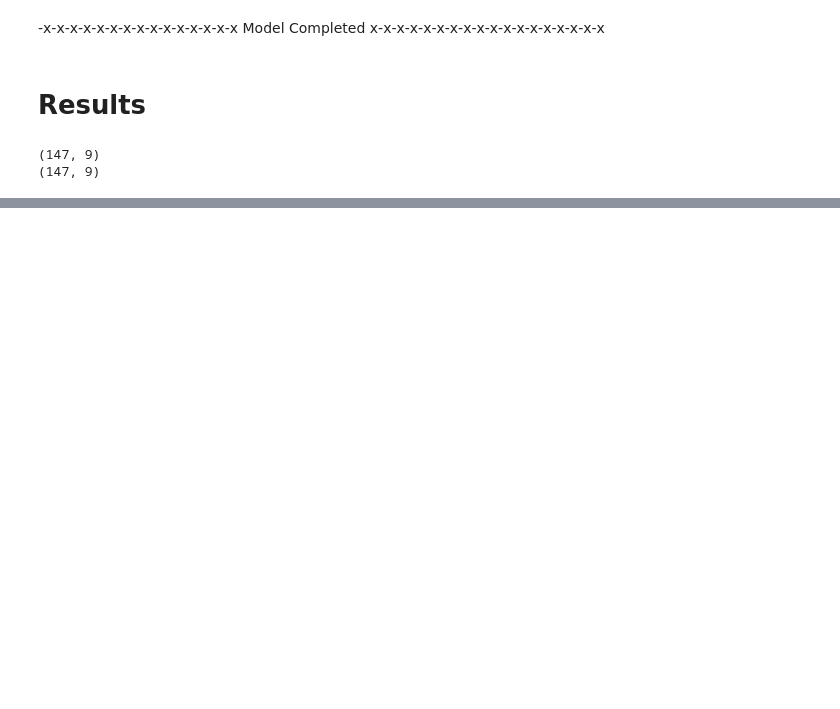
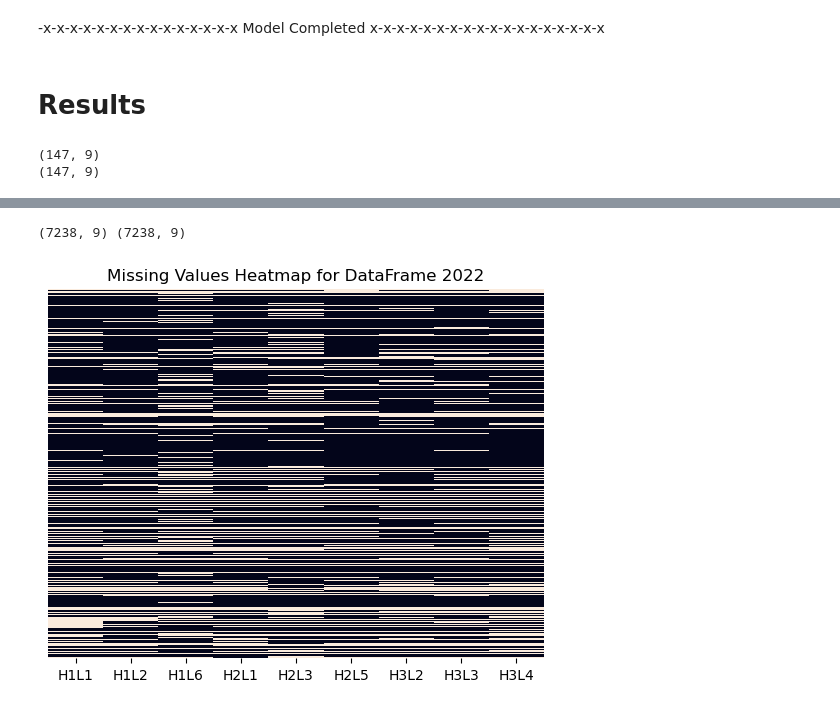
Before and after one commit to Roastedalmonds/sequence-modelling, a Jupyter notebook: Forecasting Crop Evapotranspiration/ForecastingET.ipynb, the cells around one changed output, grey strips where cells are left out. Cells and saved outputs as stored; diff of their text form; code cells hidden in the pictures; blank space fills up the shorter version.

```diff
--- a/Forecasting Crop Evapotranspiration/ForecastingET.ipynb
+++ b/Forecasting Crop Evapotranspiration/ForecastingET.ipynb
@@ -1728 +1955,13 @@ plt.show()
+# %%
+df = pd.read_csv('data2/2018_loam_completeT.csv')[5860:13105].reset_index(drop=True)
+df = df[feats][:len(df_without_nulls)]
+print(df.shape,df_without_nulls.shape)
+# %% [output]
+(7238, 9) (7238, 9)
+# %%
+sns.heatmap(df.isnull(), yticklabels=False, cbar=False)
+plt.title(f"Missing Values Heatmap for DataFrame 2022")
+plt.show()
+# %% [output]
+[figure, added]
 # %%
```
Also changed, not shown: parts of 27 cells of this notebook, 1 other file.
